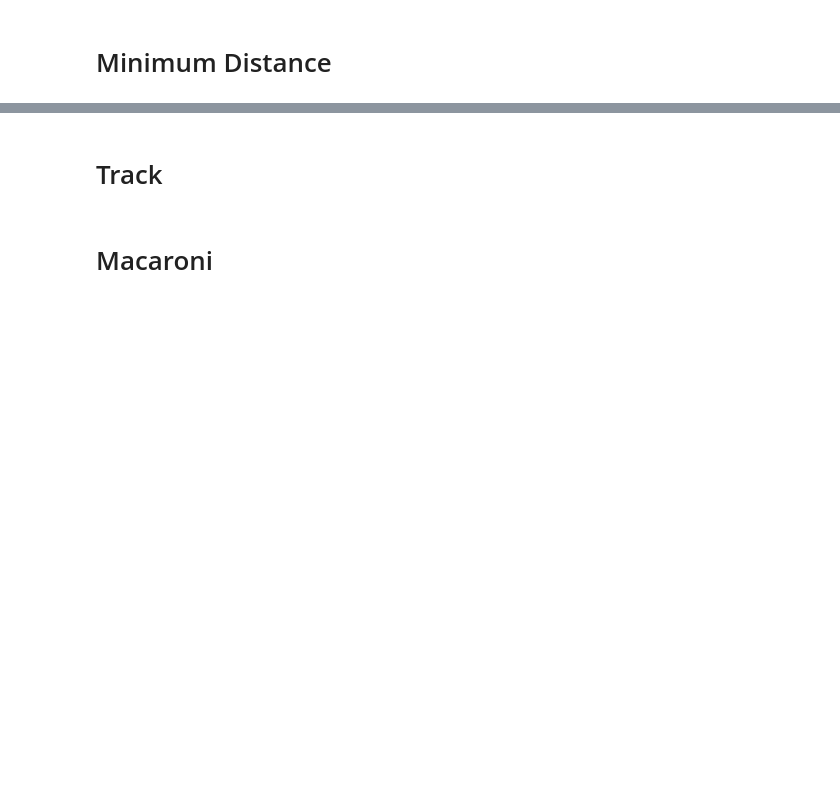
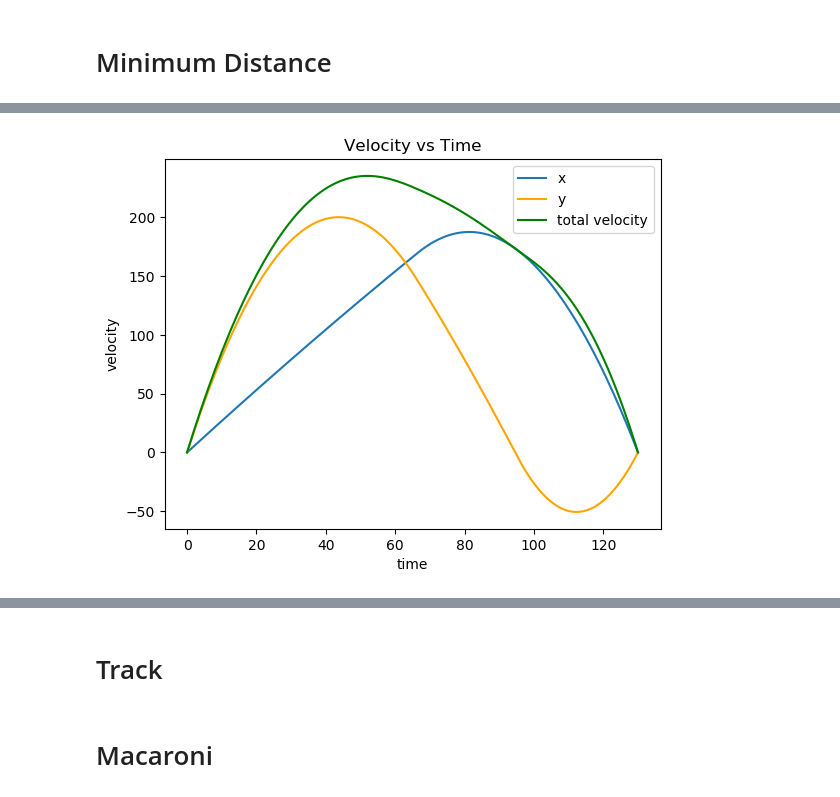
Before and after one commit to apletta/Optimization_PathPlanning, a Jupyter notebook: Master.ipynb, the cells around one changed output, grey strips where cells are left out. Cells and saved outputs as stored; diff of their text form; code cells hidden in the pictures; blank space fills up the shorter version.

```diff
--- a/Master.ipynb
+++ b/Master.ipynb
@@ -103,0 +225,14 @@ End: [40, 100]
+# %%
+# Velocity plot
+x = range(0, stop=time, length=time)
+plot(x[:], getvalue(v_A)[1,:], label="x" )
+plot(x[:], getvalue(v_A)[2,:], label="y" , color = "orange")
+total_v = (getvalue(v_A[1,:]).^2 + getvalue(v_A[2,:].^2)).^0.5
+plot(x[:], total_v, label="total velocity" , color = "green")
+title("Velocity vs Time")
+xlabel("time")
+ylabel("velocity")
+legend()
+;
+# %% [output]
+[figure, added]
```
Also changed, not shown: parts of 3 cells of this notebook, 2 other files.
